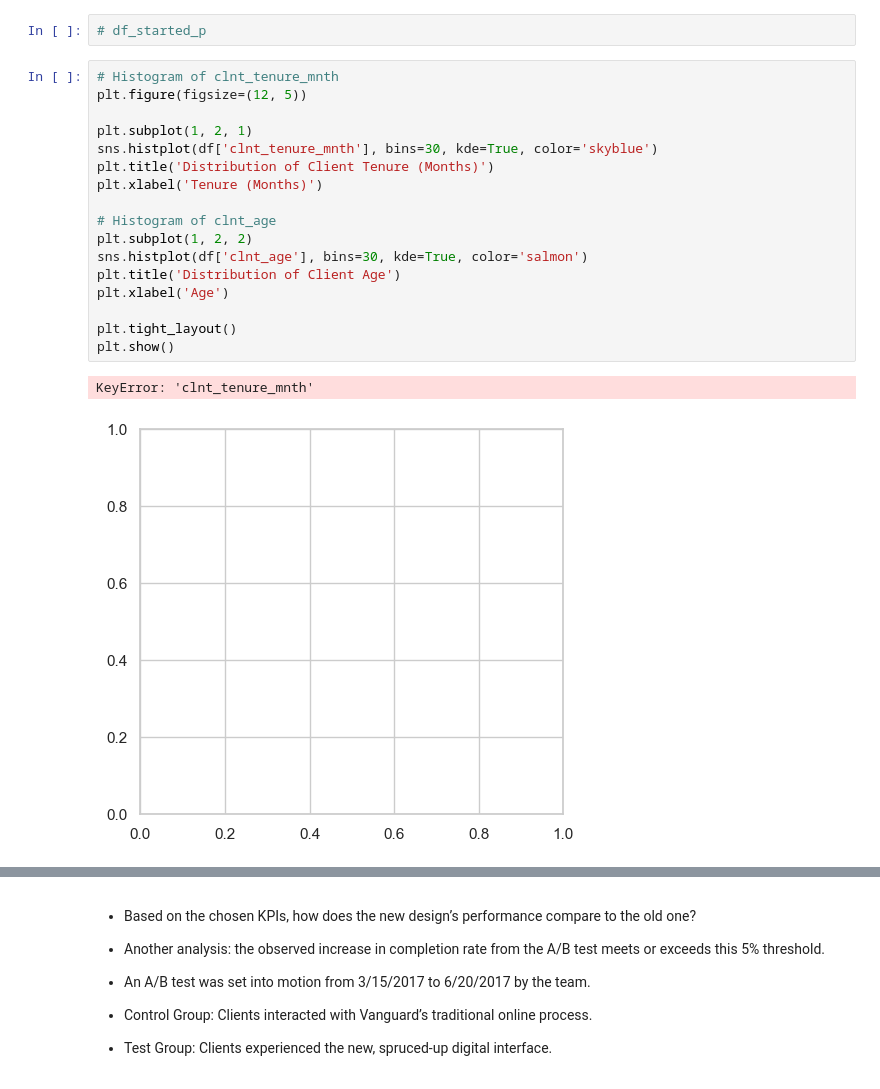
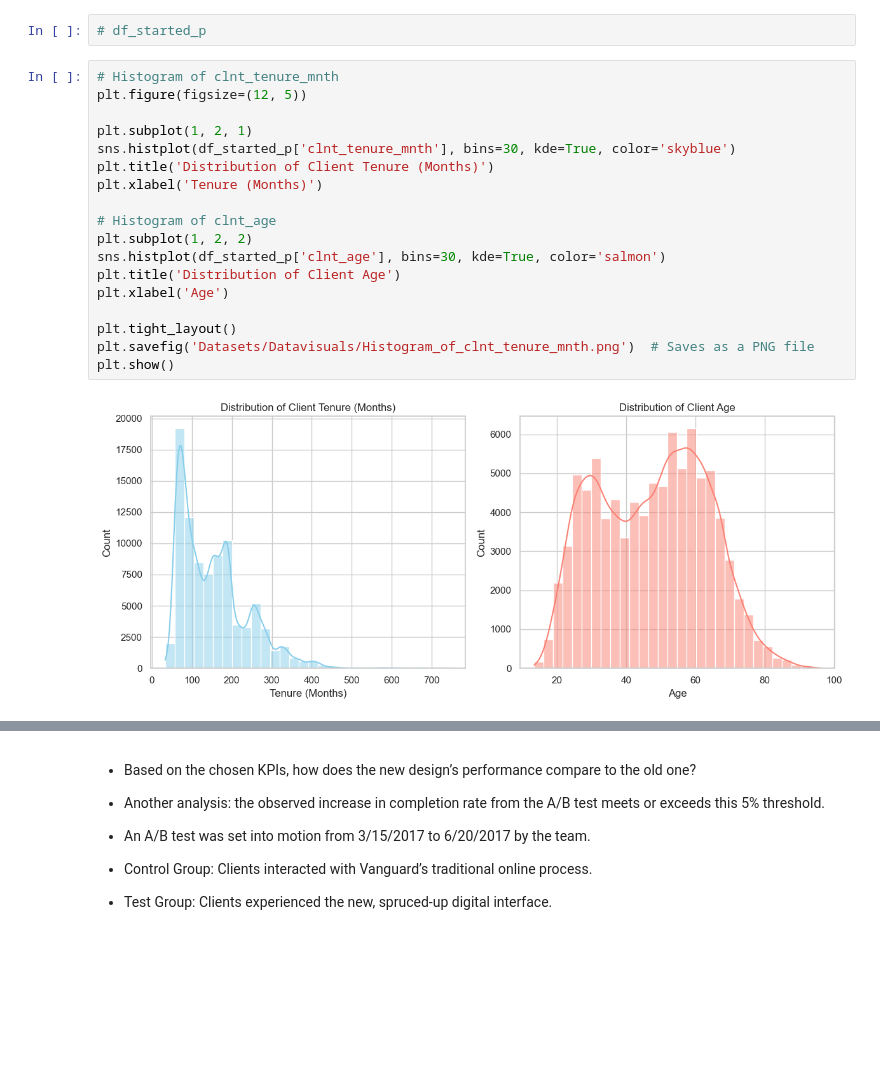
Before and after one commit to SheryllD/Project2, a Jupyter notebook: main_datawrangling.ipynb, the cells around one changed output, grey strips where cells are left out. Drawn from its saved outputs; the diff is of its cells as text; blank space fills up the shorter version.

```diff
--- a/main_datawrangling.ipynb
+++ b/main_datawrangling.ipynb
@@ -512,23 +514,23 @@ plt.show()
 # %%
 # Histogram of clnt_tenure_mnth
 plt.figure(figsize=(12, 5))
 
 plt.subplot(1, 2, 1)
-sns.histplot(df['clnt_tenure_mnth'], bins=30, kde=True, color='skyblue')
+sns.histplot(df_started_p['clnt_tenure_mnth'], bins=30, kde=True, color='skyblue')
 plt.title('Distribution of Client Tenure (Months)')
 plt.xlabel('Tenure (Months)')
 
 # Histogram of clnt_age
 plt.subplot(1, 2, 2)
-sns.histplot(df['clnt_age'], bins=30, kde=True, color='salmon')
+sns.histplot(df_started_p['clnt_age'], bins=30, kde=True, color='salmon')
 plt.title('Distribution of Client Age')
 plt.xlabel('Age')
 
 plt.tight_layout()
+plt.savefig('Datasets/Datavisuals/Histogram_of_clnt_tenure_mnth.png')  # Saves as a PNG file
 plt.show()
 # %% [output]
-KeyError: 'clnt_tenure_mnth'
-[figure, old version]
+[figure, new version]
 # %%
 # Selecting the columns of interest in the df dataframe
 cols = ['clnt_age', 'clnt_tenure_mnth']
```
Also changed, not shown: parts of 20 cells of this notebook, 4 other files.
